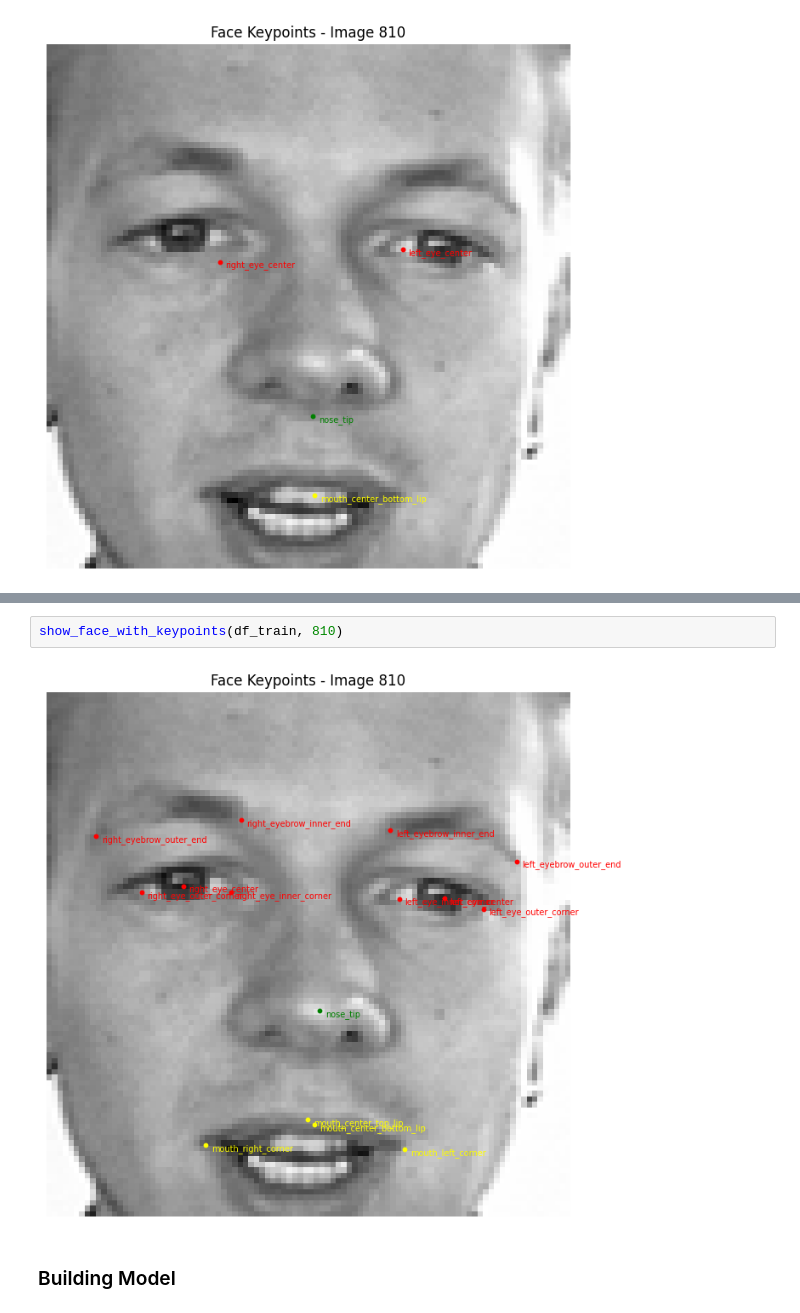
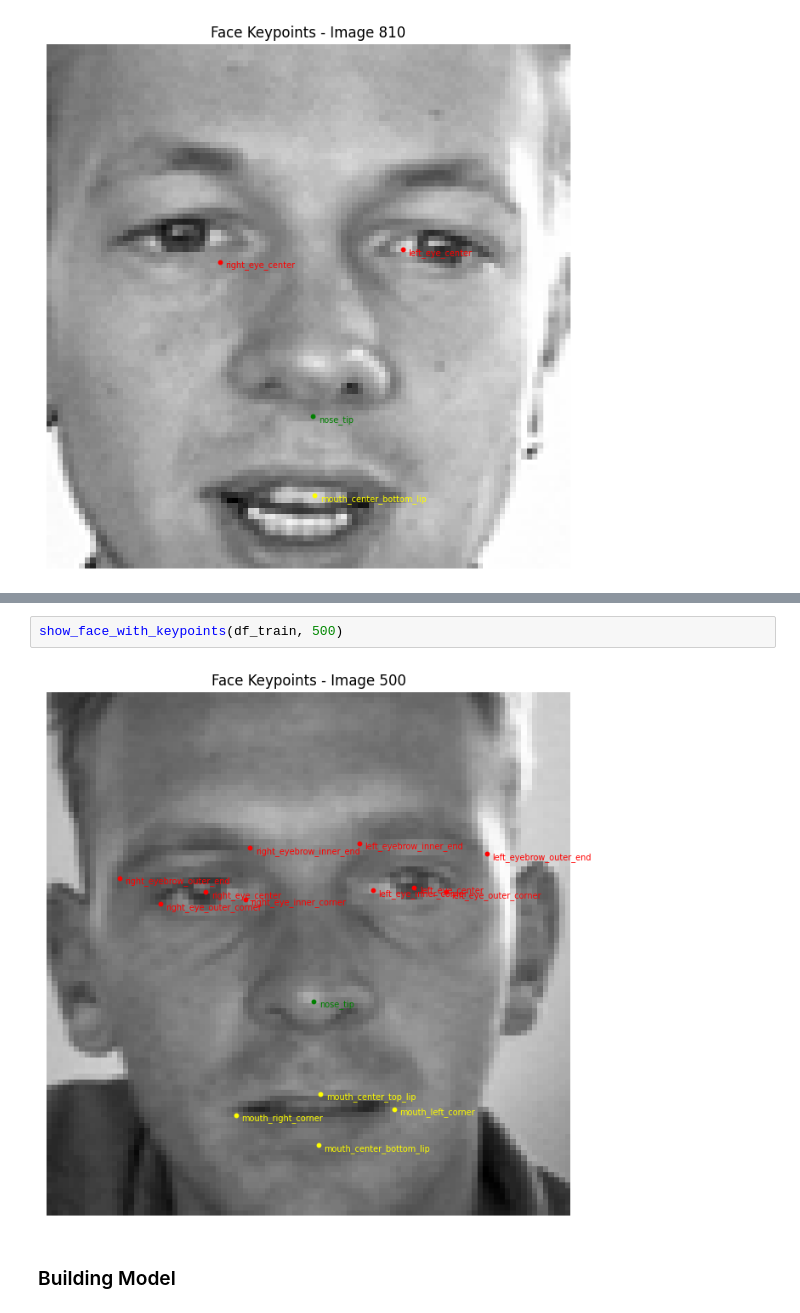
Before and after one commit to NimaNIKOOKAR/Facial-Keypoints-Detection, a Jupyter notebook: facial-detection.ipynb, the cells around one changed output, grey strips where cells are left out. Cells and saved outputs as stored; diff of their text form.

```diff
--- a/facial-detection.ipynb
+++ b/facial-detection.ipynb
@@ -394,6 +296,6 @@ dtype: int64
 # %%
-show_face_with_keypoints(df_train, 810)
+show_face_with_keypoints(df_train, 500)
 # %% [output]
-[figure, old version]
+[figure, new version]
 # %% [markdown]
 ### Building  Model
```
Also changed, not shown: parts of 16 cells of this notebook, 2 other files.
